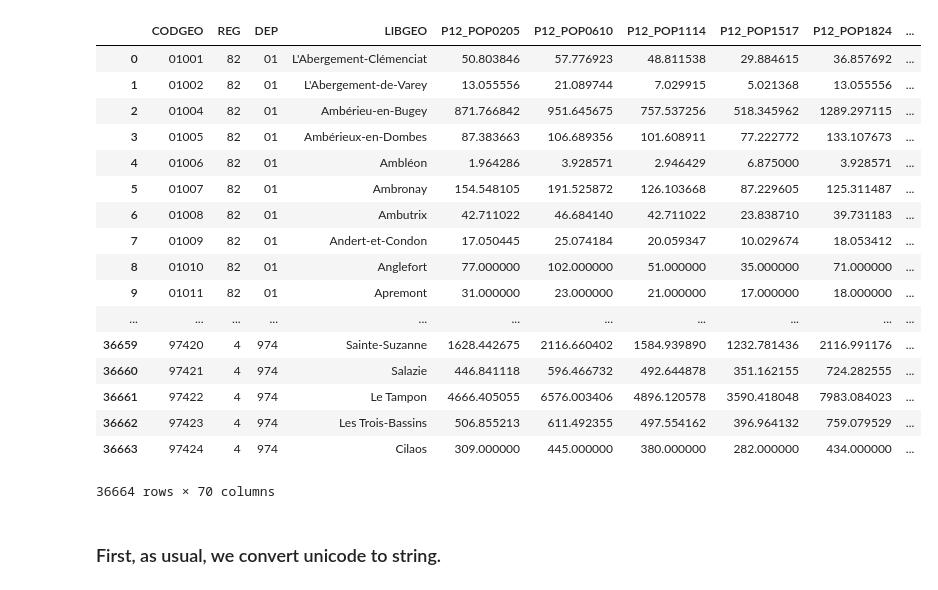
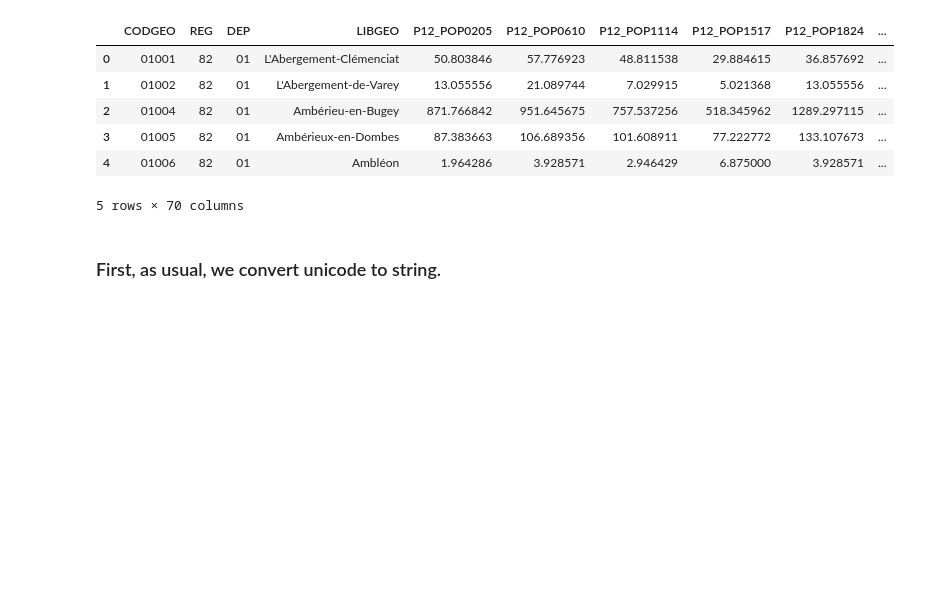
Before and after one commit to du-phan/Electoral-Analysis, a Jupyter notebook: supplementary_data_cleaning.ipynb, the cells around one changed output. Cells and saved outputs as stored; diff of their text form; code cells hidden in the pictures; blank space fills up the shorter version.

```diff
--- a/supplementary_data_cleaning.ipynb
+++ b/supplementary_data_cleaning.ipynb
@@ -31,24 +20,13 @@ population_data
 # %%
-education_data
+education_data.head()
 # %% [output]
 |  | CODGEO | REG | DEP | LIBGEO | P12_POP0205 | P12_POP0610 | P12_POP1114 | P12_POP1517 | P12_POP1824 | ... |
 | 0 | 01001 | 82 | 01 | L'Abergement-Clémenciat | 50.803846 | 57.776923 | 48.811538 | 29.884615 | 36.857692 | ... |
 | 1 | 01002 | 82 | 01 | L'Abergement-de-Varey | 13.055556 | 21.089744 | 7.029915 | 5.021368 | 13.055556 | ... |
 | 2 | 01004 | 82 | 01 | Ambérieu-en-Bugey | 871.766842 | 951.645675 | 757.537256 | 518.345962 | 1289.297115 | ... |
 | 3 | 01005 | 82 | 01 | Ambérieux-en-Dombes | 87.383663 | 106.689356 | 101.608911 | 77.222772 | 133.107673 | ... |
 | 4 | 01006 | 82 | 01 | Ambléon | 1.964286 | 3.928571 | 2.946429 | 6.875000 | 3.928571 | ... |
-| 5 | 01007 | 82 | 01 | Ambronay | 154.548105 | 191.525872 | 126.103668 | 87.229605 | 125.311487 | ... |
-| 6 | 01008 | 82 | 01 | Ambutrix | 42.711022 | 46.684140 | 42.711022 | 23.838710 | 39.731183 | ... |
-| 7 | 01009 | 82 | 01 | Andert-et-Condon | 17.050445 | 25.074184 | 20.059347 | 10.029674 | 18.053412 | ... |
-| 8 | 01010 | 82 | 01 | Anglefort | 77.000000 | 102.000000 | 51.000000 | 35.000000 | 71.000000 | ... |
-| 9 | 01011 | 82 | 01 | Apremont | 31.000000 | 23.000000 | 21.000000 | 17.000000 | 18.000000 | ... |
-| ... | ... | ... | ... | ... | ... | ... | ... | ... | ... | ... |
-| 36659 | 97420 | 4 | 974 | Sainte-Suzanne | 1628.442675 | 2116.660402 | 1584.939890 | 1232.781436 | 2116.991176 | ... |
-| 36660 | 97421 | 4 | 974 | Salazie | 446.841118 | 596.466732 | 492.644878 | 351.162155 | 724.282555 | ... |
-| 36661 | 97422 | 4 | 974 | Le Tampon | 4666.405055 | 6576.003406 | 4896.120578 | 3590.418048 | 7983.084023 | ... |
-| 36662 | 97423 | 4 | 974 | Les Trois-Bassins | 506.855213 | 611.492355 | 497.554162 | 396.964132 | 759.079529 | ... |
-| 36663 | 97424 | 4 | 974 | Cilaos | 309.000000 | 445.000000 | 380.000000 | 282.000000 | 434.000000 | ... |
-36664 rows × 70 columns
+5 rows × 70 columns
 # %% [markdown]
 ### First, as usual, we convert unicode to string.
 # %%
```
Also changed, not shown: parts of 12 cells of this notebook.
